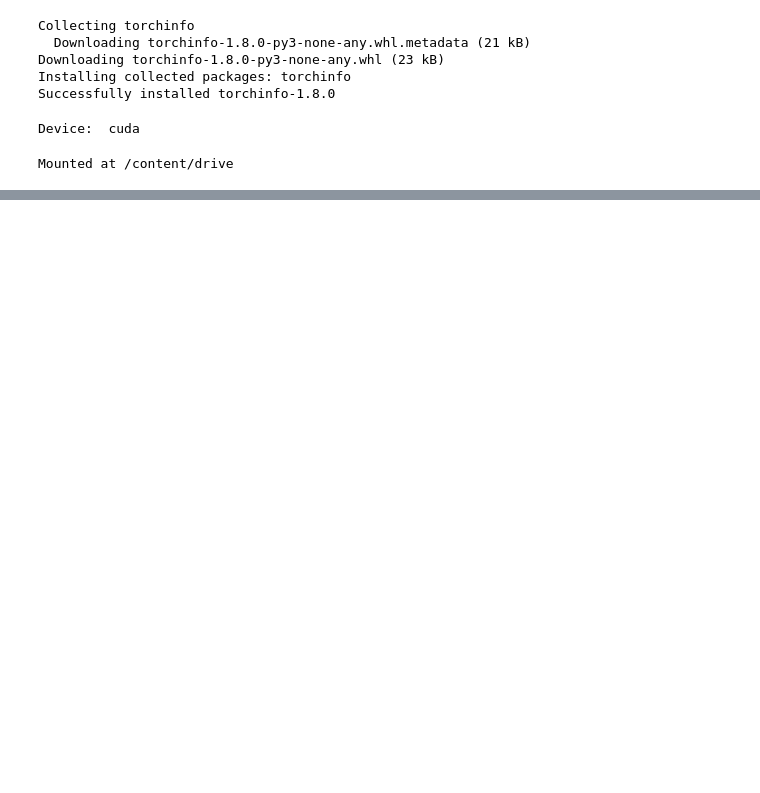
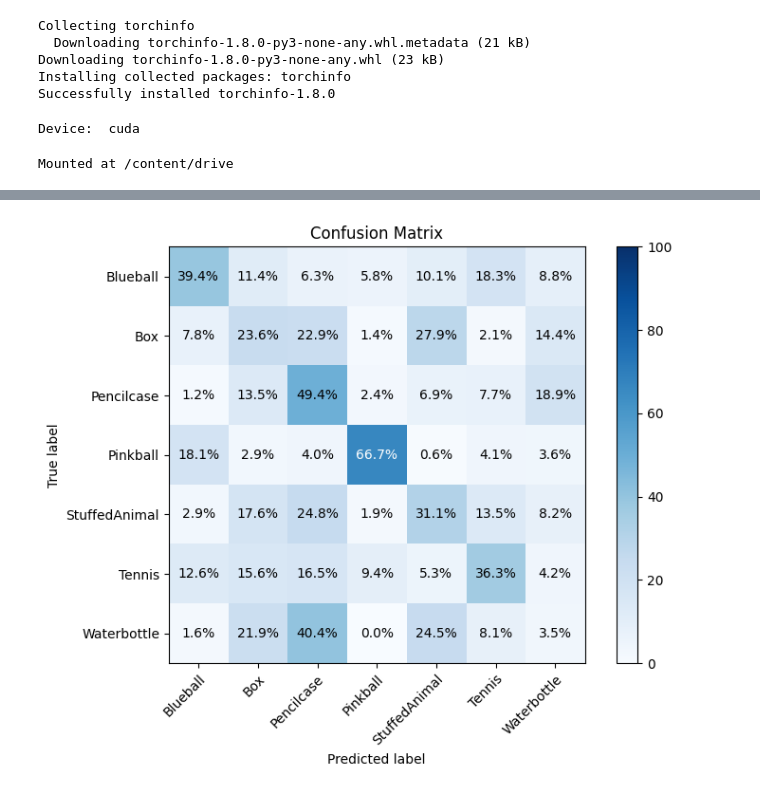
Before and after one commit to Plottt/IDL_Soft_Robot, a Jupyter notebook: TRAIN_L.ipynb, the cells around one changed output, grey strips where cells are left out. Saved outputs shown, nothing was run; the diff lists cells and outputs as text; code cells hidden in the pictures; blank space fills up the shorter version.

```diff
--- a/TRAIN_L.ipynb
+++ b/TRAIN_L.ipynb
@@ -1073,2 +1169,70 @@ Per-Class Accuracy:
+# %%
+import numpy as np
+import matplotlib.pyplot as plt
+import torch
+from sklearn.metrics import confusion_matrix
+
+# Suppose CATEGORIES is a dict mapping integer labels to class names
+# e.g., CATEGORIES = {0: 'cat', 1: 'dog', 2: 'horse'}
+class_names = list(CATEGORIES.keys())
+
+# Convert tensors to numpy if needed
+preds = results['predictions']
+targets = results['targets']
+if isinstance(preds, torch.Tensor):
+    preds = preds.cpu().numpy()
+if isinstance(targets, torch.Tensor):
+    targets = targets.cpu().numpy()
+
+# Compute confusion matrix
+cm = confusion_matrix(targets, preds)
+cm_sum = cm.sum(axis=1, keepdims=True)
+# Percent matrix
+cm_perc = cm / cm_sum.astype(float) * 100
+
+# Compute approximate binomial standard error in percentage
+# p = count/row_sum; se = sqrt(p*(1-p)/row_sum) * 100
+p = np.divide(cm, cm_sum, out=np.zeros_like(cm, dtype=float), where=cm_sum!=0)
+se_perc = np.sqrt(p * (1 - p) / np.maximum(cm_sum, 1)) * 100
+
+# Plot setup
+fig, ax = plt.subplots(figsize=(8, 6))
+
+# Color the matrix by percentage, not raw counts
+im = ax.imshow(cm_perc, interpolation='nearest', cmap='Blues', vmin=0, vmax=100)
+ax.figure.colorbar(im, ax=ax)
+
+# Labels, titles, and ticks
+ax.set(
+    xticks=np.arange(len(class_names)),
+    yticks=np.arange(len(class_names)),
+    xticklabels=class_names,
+    yticklabels=class_names,
+    ylabel='True label',
+    xlabel='Predicted label',
+    title='Confusion Matrix'
+)
+
+plt.setp(ax.get_xticklabels(), rotation=45, ha="right", rotation_mode="anchor")
+
+# Threshold to decide text color
+threshold = 50  # or any value in [0,100] that works for your data
+
+# Fill each cell with "XX.X% ± YY.Y%"
+for i in range(cm.shape[0]):
+    for j in range(cm.shape[1]):
+        cell_perc = cm_perc[i, j]
+        cell_se = se_perc[i, j]
+        # Choose text color based on background intensity
+        color = "white" if cell_perc > threshold else "black"
+        ax.text(
+            j, i, f"{cell_perc:.1f}%",
+            ha="center", va="center", color=color
+        )
+
+plt.tight_layout()
+plt.show()
+# %% [output]
+[figure, added]
 # %%
 run.finish()
```
Also changed, not shown: parts of 14 cells of this notebook.
